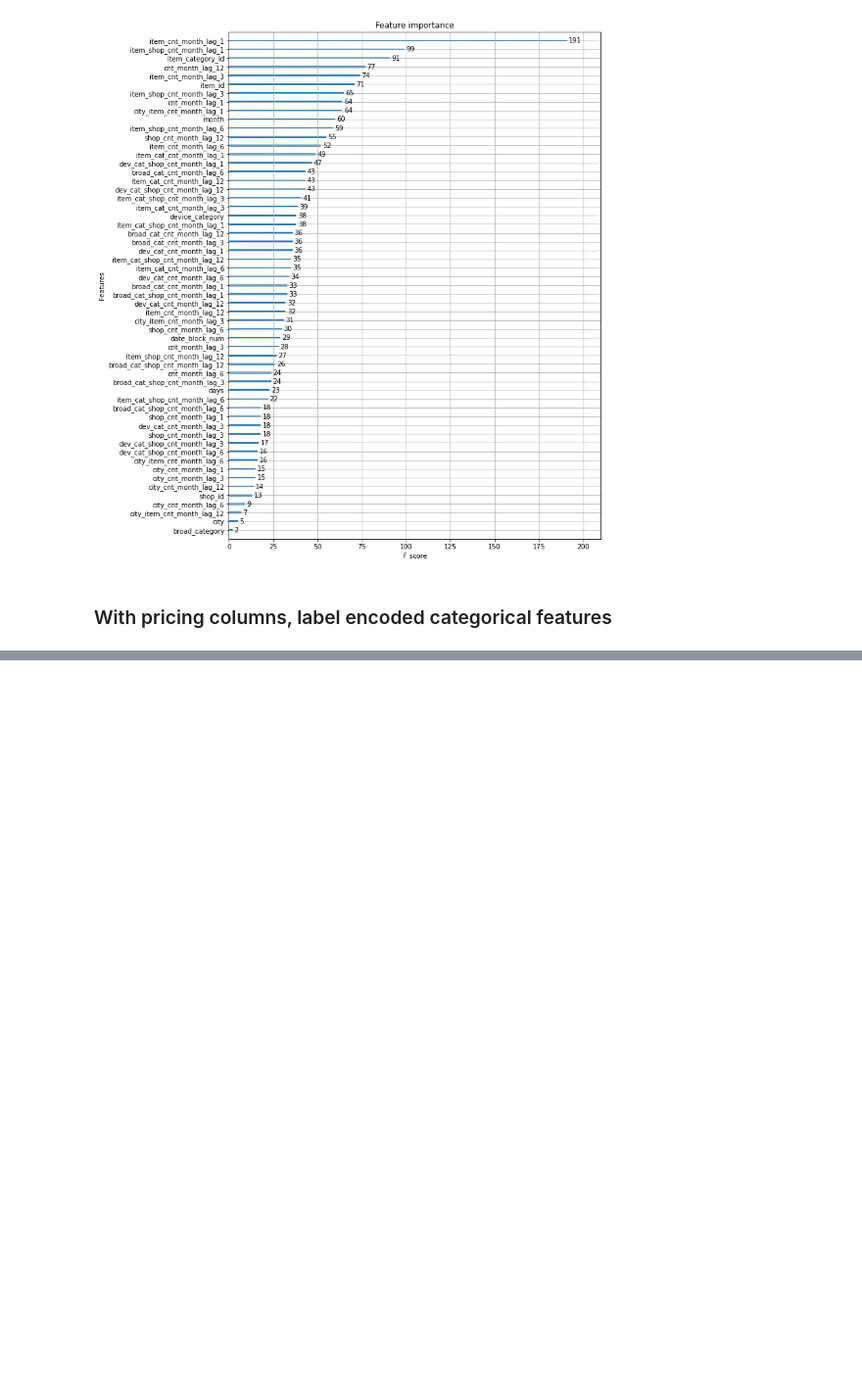
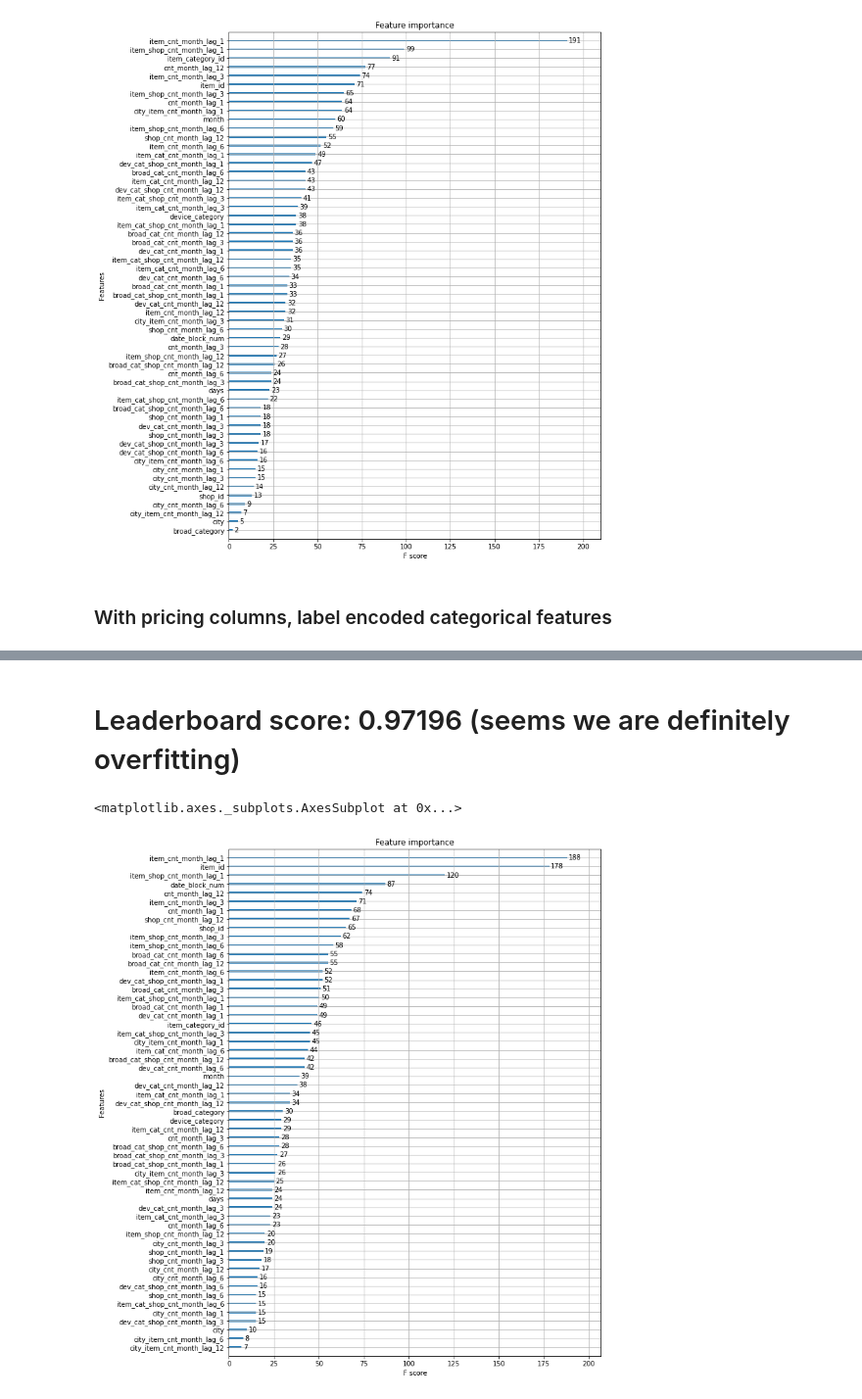
Before and after one commit to jrnhofman/Kaggle, a Jupyter notebook: competitive_data_science/final_project/predict_sales.ipynb, the cells around one changed output, grey strips where cells are left out. Shown: that part at 98% size. Cells and saved outputs as stored; diff of their text form; code cells hidden in the pictures; blank space fills up the shorter version.

```diff
--- a/competitive_data_science/final_project/predict_sales.ipynb
+++ b/competitive_data_science/final_project/predict_sales.ipynb
@@ -1124,0 +1349,2 @@ plot_features(model, (10,14))
+# %%
+train, code_map, default_map = encode_target_cv(train, 'item_cnt_month', cat_features, impact_coder=impact_coding)
@@ -1124,0 +1418,6 @@ plot_features(model, (10,14))
+# %%
+valid = data[data.date_block_num == 33]
+test = data[data.date_block_num == 34]
+for v in cat_features:
+    valid.loc[:, v] = valid[v].map(code_map[v]).fillna(default_map[v])
+    test.loc[:, v] = test[v].map(code_map[v]).fillna(default_map[v])
@@ -1124,0 +1439,6 @@ plot_features(model, (10,14))
+# %%
+X_train = train.drop(['item_cnt_month'], axis=1)
+Y_train = train['item_cnt_month']
+X_valid = valid.drop(['item_cnt_month'], axis=1)
+Y_valid = valid['item_cnt_month']
+X_test = test.drop(['item_cnt_month'], axis=1)
@@ -1124,0 +1457,18 @@ plot_features(model, (10,14))
+# %%
+# I don't care much about hyper parameter tuning, so will use parameter settings from elsewhere
+model = XGBRegressor(
+    max_depth=8,
+    n_estimators=1000,
+    min_child_weight=300,
+    colsample_bytree=0.8,
+    subsample=0.8,
+    eta=0.3,
+    seed=42)
+
+model.fit(
+    X_train,
+    Y_train,
+    eval_metric="rmse",
+    eval_set=[(X_train, Y_train), (X_valid, Y_valid)],
+    verbose=True,
+    early_stopping_rounds = 5)
@@ -1124,0 +1502,2 @@ plot_features(model, (10,14))
+# %% [markdown]
+# Leaderboard score: 0.97196 (seems we are definitely overfitting)
@@ -1124,0 +1519,5 @@ plot_features(model, (10,14))
+# %%
+plot_features(model, (10,14))
+# %% [output]
+<matplotlib.axes._subplots.AxesSubplot at 0x...>
+[figure, added]
```
Also changed, not shown: parts of 33 cells of this notebook.
